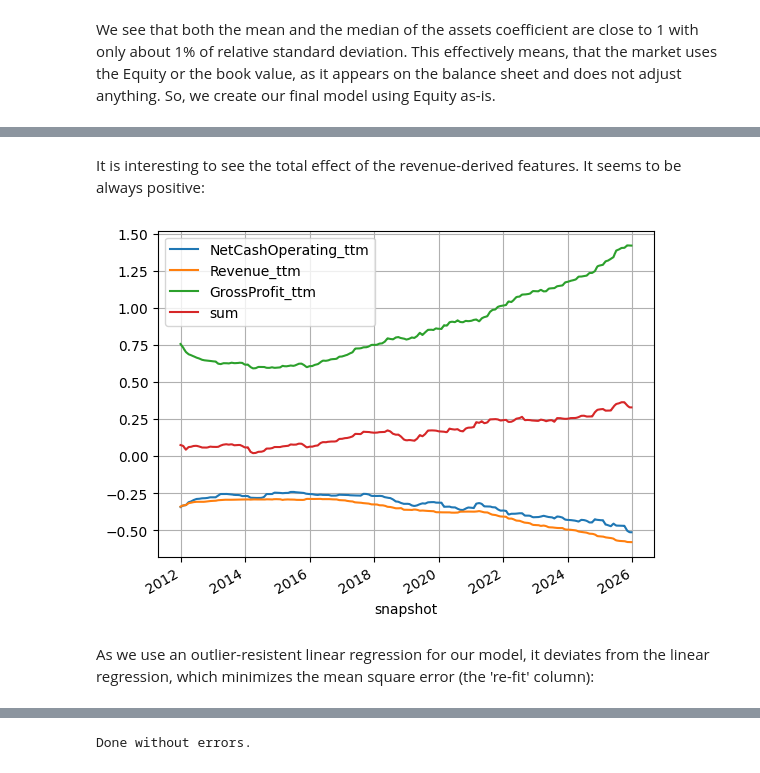
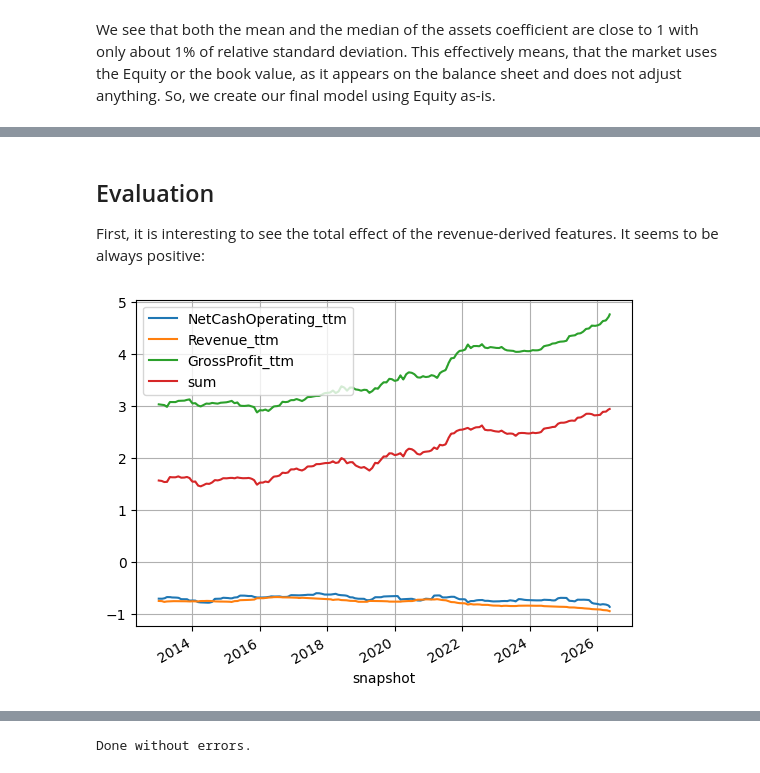
Before and after one commit to vladosht/fundamental-data, a Jupyter notebook: s-p-500-fundamental-data-model.ipynb, the cells around one changed output, grey strips where cells are left out. Drawn from its saved outputs; the diff is of its cells as text; code cells hidden in the pictures.

```diff
--- a/s-p-500-fundamental-data-model.ipynb
+++ b/s-p-500-fundamental-data-model.ipynb
@@ -75,16 +80,12 @@ snapshots
 # %% [markdown]
 We need aggregation across the entire market. Because of the varying record counts of the different features, it seems it is best to use the mean.
 # %%
-market = snapshots.copy()
-market['NetCashOperating_ttm'] *= 10 #This is done for clarity. We reverse it a few lines below
-market = market.groupby(by='snapshot')[ml_features]
+market = snapshots[snapshots.index.isin(ciks_with_enough_history,level='cik')][ml_features].groupby('snapshot')
 market.count().plot(grid=True,figsize=(20,5),title='Count')
 market.sum().plot(grid=True,figsize=(20,5),title='Sum')
-market.mean().plot(grid=True,figsize=(20,5),title='Mean')
-market = market.mean()
-market['NetCashOperating_ttm'] /= 10
-market = pd.merge(market,sp500,left_index=True,right_index=True,how='outer').interpolate().dropna()
-market[ml_features].plot(title='Interpolated market mean')
+market = pd.merge(market.mean(), sp500, left_index=True, right_index=True, how='outer').interpolate().dropna()
+market[ml_features].plot(grid=True,figsize=(20,5),title='Interpolated market mean')
+market[ml_label].plot(secondary_y=True,legend=True)
 plt.show()
 market
 # %% [output]
@@ -177,0 +157,3 @@ S&P500 = 2336.38 * ( +1.0*Equity -0.64*NetCashOperating_ttm -0.09*Revenue_ttm +0
+# %%
+model = linear_model.LinearRegression()
+model.fit(X=model_features,y=market[ml_label])
@@ -177,0 +164,8 @@ S&P500 = 2336.38 * ( +1.0*Equity -0.64*NetCashOperating_ttm -0.09*Revenue_ttm +0
+# %%
+coefs = pd.Series(data = model.coef_.tolist(), index=model.feature_names_in_)
+slope = coefs.loc['Equity']
+coefs /= slope
+output_precision = 2
+model_expr = sum([sympy.Symbol(i)*coefs.loc[i].round(output_precision) for i in coefs.index.to_list()])
+model_expr = sympy.Mul(slope.round(output_precision), model_expr, evaluate=False) + model.intercept_.round(output_precision)
+print(f"S&P500 = {model_expr}")
@@ -177,0 +174,8 @@ S&P500 = 2336.38 * ( +1.0*Equity -0.64*NetCashOperating_ttm -0.09*Revenue_ttm +0
+# %%
+result = pd.concat([model_features,
+                    market[ml_label],
+                    pd.Series(model.predict(model_features),
+                              index=model_features.index,
+                              name='model')],
+                  axis='columns')
+result
@@ -178,11 +197,11 @@ S&P500 = 2336.38 * ( +1.0*Equity -0.64*NetCashOperating_ttm -0.09*Revenue_ttm +0
 # %% [markdown]
-It is interesting to see the total effect of the revenue-derived features. It seems to be always positive:
+## Evaluation
+
+First, it is interesting to see the total effect of the revenue-derived features. It seems to be always positive:
 # %%
-revenue_derived = market[ml_revenue_derived_features]*coefs[ml_revenue_derived_features].loc[0]
+revenue_derived = result[ml_revenue_derived_features]*coefs.loc[ml_revenue_derived_features]
 revenue_derived['sum'] = revenue_derived.sum(axis='columns')
 revenue_derived.plot(grid=True)
 plt.show()
 # %% [output]
-[figure, old version]
+[figure, new version]
-# %% [markdown]
-As we use an outlier-resistent linear regression for our model, it deviates from the linear regression, which minimizes the mean square error (the 're-fit' column):
```
Also changed, not shown: parts of 32 cells of this notebook.
